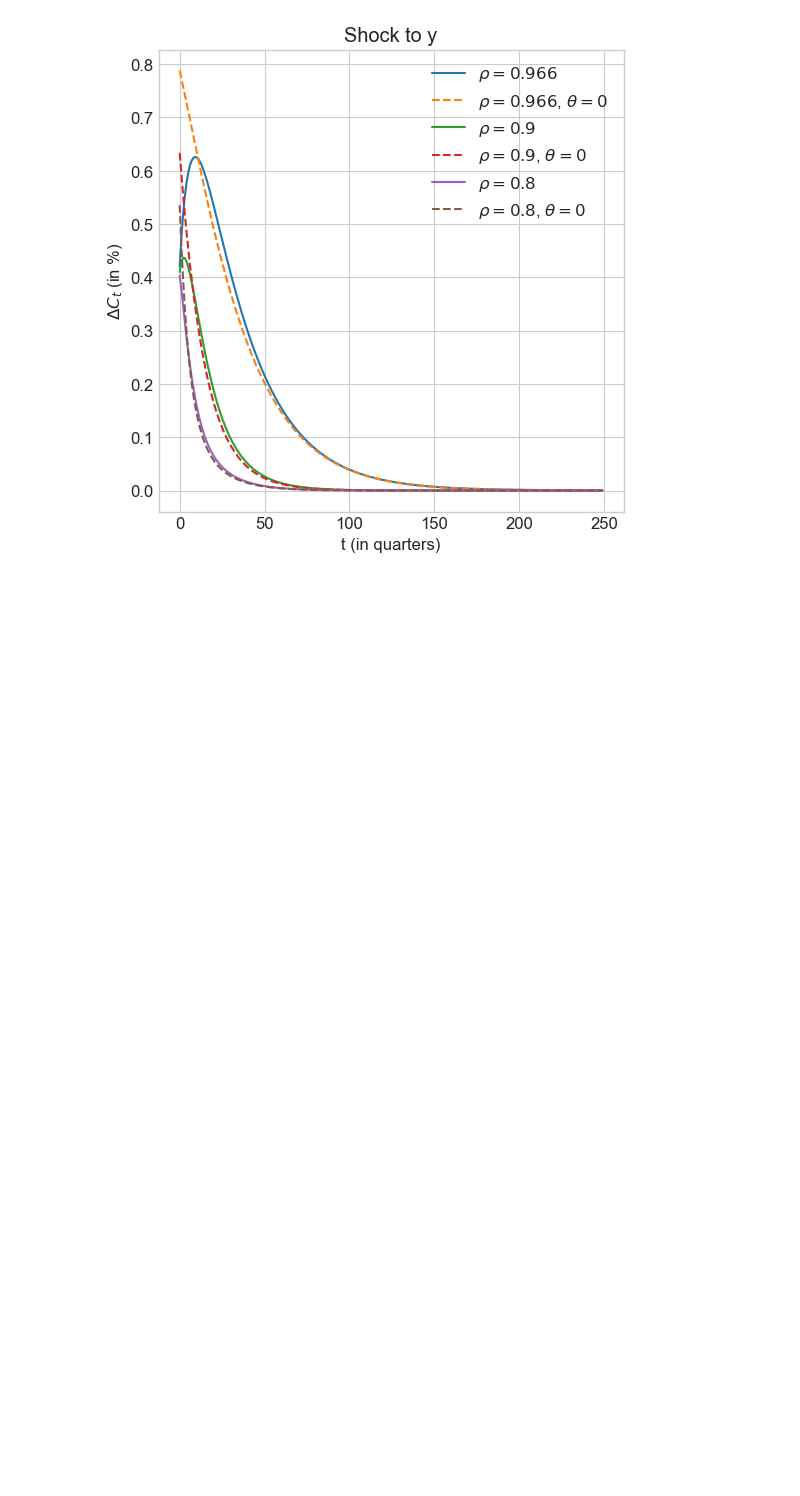
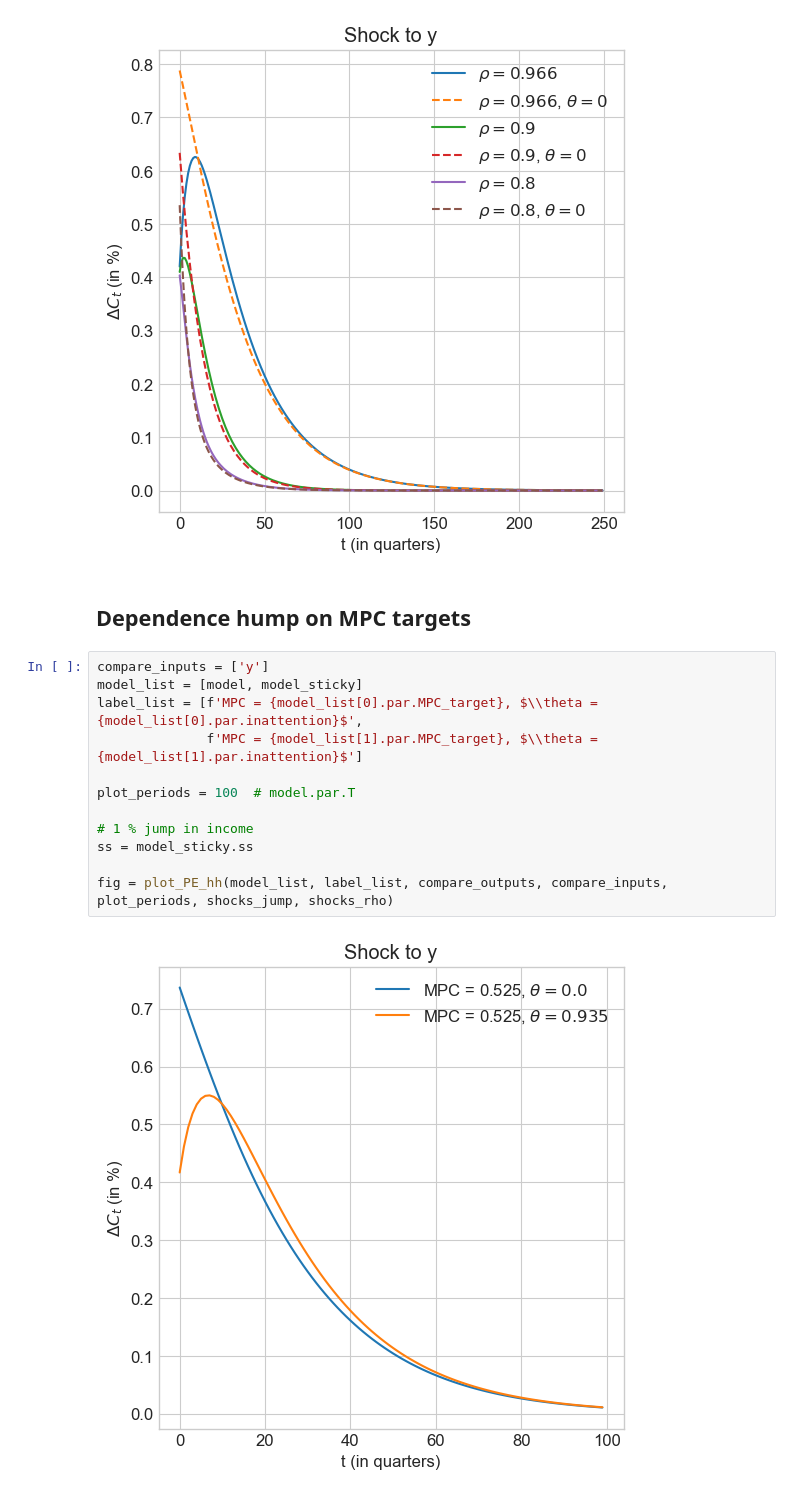
Before and after one commit to YanWin/StickyInformationHANK, a Jupyter notebook: notebooks/Replication_Notebooks/MPC_iMPC_matching.ipynb, the cells around one changed output. Saved outputs shown, nothing was run; the diff lists cells and outputs as text; blank space fills up the shorter version.

Commit message:
Sensitivity sticky MPC

```diff
--- a/notebooks/Replication_Notebooks/MPC_iMPC_matching.ipynb
+++ b/notebooks/Replication_Notebooks/MPC_iMPC_matching.ipynb
@@ -677,3 +677,19 @@ fig = plotter_PE(fig, [model], ['$\\rho = 0.8$, $\\theta=0$'], compare_outputs,
 [figure]
 [figure]
 [figure]
+# %% [markdown]
+## Dependence hump on MPC targets
+# %%
+compare_inputs = ['y']
+model_list = [model, model_sticky]
+label_list = [f'MPC = {model_list[0].par.MPC_target}, $\\theta = {model_list[0].par.inattention}$',
+              f'MPC = {model_list[1].par.MPC_target}, $\\theta = {model_list[1].par.inattention}$']
+
+plot_periods = 100  # model.par.T
+
+# 1 % jump in income
+ss = model_sticky.ss
+
+fig = plot_PE_hh(model_list, label_list, compare_outputs, compare_inputs, plot_periods, shocks_jump, shocks_rho)
+# %% [output]
+[figure, added]
```
Also changed, not shown: parts of 13 cells of this notebook.
